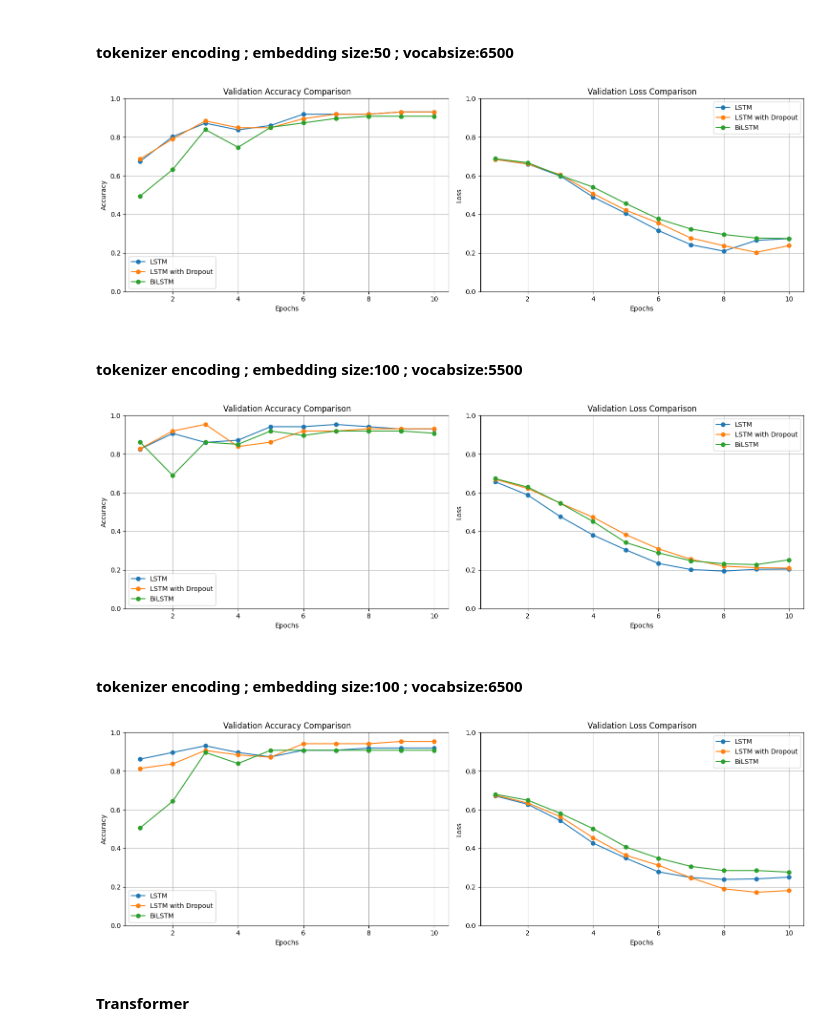
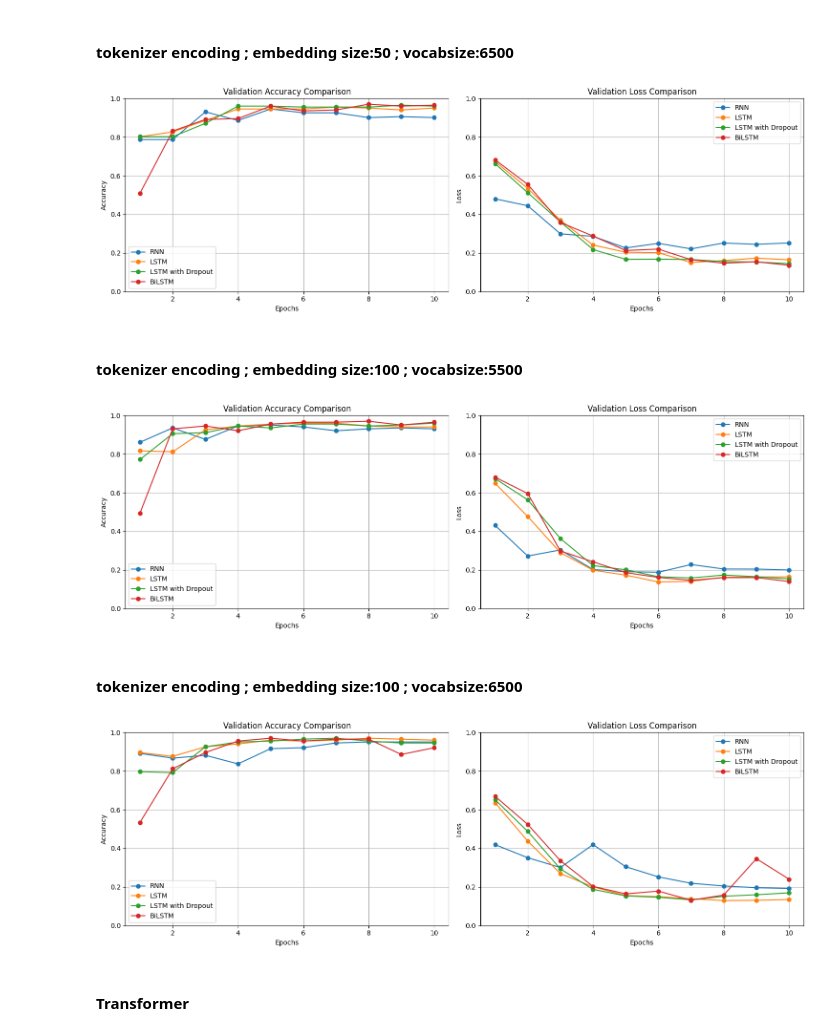
Before and after one commit to laurencia7/Penerapan-Deep-Learning-dan-Augmentasi-Data-untuk-Deteksi-Berita-Palsu-Indonesia, a Jupyter notebook: Accuracy Loss Graph.ipynb, the cells around one changed output. Cells and saved outputs as stored; diff of their text form; code cells hidden in the pictures.

```diff
--- a/Accuracy Loss Graph.ipynb
+++ b/Accuracy Loss Graph.ipynb
@@ -244,19 +258,23 @@ import matplotlib.pyplot as plt
 
 # Data
 epochs = range(1, 11)
-lstm_val_loss = [0.6844597458839417, 0.660500168800354, 0.5986088514328003, 0.4895521104335785, 0.4054199159145355, 0.3161695599555969, 0.24250367283821106, 0.20968717336654663, 0.2651486098766327, 0.2741639018058777]
-lstm_val_accuracy = [0.6744186282157898, 0.8023256063461304, 0.8720930218696594, 0.8372092843055725, 0.8604651093482971, 0.9186046719551086, 0.9186046719551086, 0.9186046719551086, 0.930232584476471, 0.930232584476471]
+rnn_val_loss= [0.4802788496017456, 0.444460391998291, 0.2990526556968689, 0.28611117601394653, 0.22600103914737701, 0.24990463256835938, 0.2211690992116928, 0.2516958713531494, 0.24471041560173035, 0.25207898020744324]
+rnn_val_accuracy= [0.7871286869049072, 0.7871286869049072, 0.9306930899620056, 0.8861386179924011, 0.9455445408821106, 0.9257425665855408, 0.9257425665855408, 0.9009901285171509, 0.905940592288971, 0.9009901285171509]
 
-lstm_dropout_val_loss = [0.6847347617149353, 0.661022424697876, 0.6052491664886475, 0.5073950290679932, 0.42171743512153625, 0.355269193649292, 0.2770322859287262, 0.2377062439918518, 0.2033020555973053, 0.2381344735622406]
-lstm_dropout_val_accuracy = [0.6860465407371521, 0.7906976938247681, 0.8837209343910217, 0.8488371968269348, 0.8488371968269348, 0.895348846912384, 0.9186046719551086, 0.9186046719551086, 0.930232584476471, 0.930232584476471]
+lstm_val_loss= [0.6738047003746033, 0.5342375040054321, 0.3696698546409607, 0.24106676876544952, 0.20376209914684296, 0.201480433344841, 0.15066291391849518, 0.16053487360477448, 0.17315661907196045, 0.16436421871185303]
+lstm_val_accuracy= [0.801980197429657, 0.8267326951026917, 0.8861386179924011, 0.9455445408821106, 0.9455445408821106, 0.9455445408821106, 0.9554455280303955, 0.9504950642585754, 0.9405940771102905, 0.9504950642585754]
 
-bilstm_val_loss = [0.6881635785102844, 0.6675609946250916, 0.6008411049842834, 0.5413907170295715, 0.45620349049568176, 0.3765077292919159, 0.32390809059143066, 0.2957543134689331, 0.27712276577949524, 0.2748134732246399]
-bilstm_val_accuracy = [0.49425286054611206, 0.6321839094161987, 0.8390804529190063, 0.7471264600753784, 0.8505747318267822, 0.8735632300376892, 0.8965517282485962, 0.9080459475517273, 0.9080459475517273, 0.9080459475517273]
+lstm_dropout_val_loss = [0.6627790927886963, 0.5121493339538574, 0.3609001338481903, 0.21793366968631744, 0.16688582301139832, 0.16757628321647644, 0.1662704199552536, 0.155181884765625, 0.15312796831130981, 0.14452826976776123]
+lstm_dropout_val_accuracy = [0.801980197429657, 0.801980197429657, 0.8712871074676514, 0.9603960514068604, 0.9603960514068604, 0.9554455280303955, 0.9554455280303955, 0.9554455280303955, 0.9653465151786804, 0.9603960514068604]
+
+bilstm_val_loss = [0.6827526092529297, 0.5549619793891907, 0.3577762246131897, 0.28772062063217163, 0.21284328401088715, 0.22016173601150513, 0.1650989055633545, 0.14695020020008087, 0.1543840765953064, 0.1361241191625595]
+bilstm_val_accuracy = [0.5099009871482849, 0.8316831588745117, 0.8910890817642212, 0.896039605140686, 0.9603960514068604, 0.9356435537338257, 0.9405940771102905, 0.9702970385551453, 0.9603960514068604, 0.9653465151786804]
 
 # Plotting side-by-side graphs
 fig, axs = plt.subplots(1, 2, figsize=(15, 5))
 
 # Validation Accuracy
+axs[0].plot(epochs, rnn_val_accuracy, label='RNN', marker='o')
 axs[0].plot(epochs, lstm_val_accuracy, label='LSTM', marker='o')
 axs[0].plot(epochs, lstm_dropout_val_accuracy, label='LSTM with Dropout', marker='o')
 axs[0].plot(epochs, bilstm_val_accuracy, label='BiLSTM', marker='o')
@@ -268,6 +286,7 @@ axs[0].legend()
 axs[0].grid(True)
 
 # Validation Loss
+axs[1].plot(epochs, rnn_val_loss, label='RNN', marker='o')
 axs[1].plot(epochs, lstm_val_loss, label='LSTM', marker='o')
 axs[1].plot(epochs, lstm_dropout_val_loss, label='LSTM with Dropout', marker='o')
 axs[1].plot(epochs, bilstm_val_loss, label='BiLSTM', marker='o')
@@ -281,7 +300,7 @@ axs[1].grid(True)
 plt.tight_layout()
 plt.show()
 # %% [output]
-[figure, old version]
+[figure, new version]
 # %% [markdown]
 #### tokenizer encoding ; embedding size:100 ; vocabsize:5500
 # %%
@@ -289,19 +308,23 @@ import matplotlib.pyplot as plt
 
 # Data
 epochs = range(1, 11)
-lstm_val_loss = [0.6573168635368347, 0.5881122350692749, 0.47593989968299866, 0.3809134066104889, 0.30435627698898315, 0.2339237630367279, 0.2021351009607315, 0.1942155510187149, 0.20346122980117798, 0.20455515384674072]
-lstm_val_accuracy = [0.8255813717842102, 0.9069767594337463, 0.8604651093482971, 0.8720930218696594, 0.9418604373931885, 0.9418604373931885, 0.9534883499145508, 0.9418604373931885, 0.930232584476471, 0.930232584476471]
+rnn_val_loss= [0.43113937973976135, 0.2721867859363556, 0.3038580119609833, 0.20234878361225128, 0.19116482138633728, 0.18820150196552277, 0.2281603068113327, 0.20510287582874298, 0.2046138346195221, 0.1999884843826294]
+rnn_val_accuracy= [0.8613861203193665, 0.9356435537338257, 0.8762376308441162, 0.9455445408821106, 0.9504950642585754, 0.9405940771102905, 0.9207921028137207, 0.9306930899620056, 0.9356435537338257, 0.9306930899620056]
 
-lstm_dropout_val_loss = [0.6698551774024963, 0.6217935681343079, 0.5458664298057556, 0.4731147885322571, 0.3829973042011261, 0.3096175193786621, 0.25542888045310974, 0.21964937448501587, 0.21206417679786682, 0.20973582565784454]
-lstm_dropout_val_accuracy = [0.8275862336158752, 0.9195402264595032, 0.954023003578186, 0.8390804529190063, 0.8620689511299133, 0.9195402264595032, 0.9195402264595032, 0.931034505367279, 0.931034505367279, 0.931034505367279]
+lstm_val_loss = [0.6489793658256531, 0.476922869682312, 0.28981345891952515, 0.19905810058116913, 0.17334331572055817, 0.13775941729545593, 0.14086425304412842, 0.16225360333919525, 0.16364718973636627, 0.16432413458824158]
+lstm_val_accuracy = [0.8168317079544067, 0.8118811845779419, 0.9257425665855408, 0.9455445408821106, 0.9554455280303955, 0.9603960514068604, 0.9603960514068604, 0.9455445408821106, 0.9405940771102905, 0.9405940771102905]
 
-bilstm_val_loss = [0.6732611656188965, 0.6291654109954834, 0.5453171730041504, 0.4508013129234314, 0.34230276942253113, 0.2886273264884949, 0.24746879935264587, 0.23228411376476288, 0.2278548926115036, 0.2526818811893463]
-bilstm_val_accuracy = [0.8620689511299133, 0.6896551847457886, 0.8620689511299133, 0.8505747318267822, 0.9195402264595032, 0.8965517282485962, 0.9195402264595032, 0.9195402264595032, 0.9195402264595032, 0.9080459475517273]
+lstm_dropout_val_loss = [0.6730926632881165, 0.5631421804428101, 0.3627139925956726, 0.22282661497592926, 0.20092341303825378, 0.1649395078420639, 0.15859802067279816, 0.17369011044502258, 0.1651453822851181, 0.153427854180336]
+lstm_dropout_val_accuracy = [0.7722772359848022, 0.905940592288971, 0.9108911156654358, 0.9455445408821106, 0.9356435537338257, 0.9554455280303955, 0.9554455280303955, 0.9455445408821106, 0.9504950642585754, 0.9603960514068604]
+
+bilstm_val_loss = [0.6804140210151672, 0.5959005355834961, 0.2981055676937103, 0.24244536459445953, 0.1862316131591797, 0.16129542887210846, 0.14635060727596283, 0.16023196280002594, 0.16057473421096802, 0.13999859988689423]
+bilstm_val_accuracy = [0.49504950642585754, 0.9306930899620056, 0.9455445408821106, 0.9207921028137207, 0.9554455280303955, 0.9653465151786804, 0.9653465151786804, 0.9702970385551453, 0.9504950642585754, 0.9653465151786804]
 
 # Plotting side-by-side graphs
 fig, axs = plt.subplots(1, 2, figsize=(15, 5))
 
 # Validation Accuracy
+axs[0].plot(epochs, rnn_val_accuracy, label='RNN', marker='o')
 axs[0].plot(epochs, lstm_val_accuracy, label='LSTM', marker='o')
 axs[0].plot(epochs, lstm_dropout_val_accuracy, label='LSTM with Dropout', marker='o')
 axs[0].plot(epochs, bilstm_val_accuracy, label='BiLSTM', marker='o')
@@ -313,6 +336,7 @@ axs[0].legend()
 axs[0].grid(True)
 
 # Validation Loss
+axs[1].plot(epochs, rnn_val_loss, label='RNN', marker='o')
 axs[1].plot(epochs, lstm_val_loss, label='LSTM', marker='o')
 axs[1].plot(epochs, lstm_dropout_val_loss, label='LSTM with Dropout', marker='o')
 axs[1].plot(epochs, bilstm_val_loss, label='BiLSTM', marker='o')
@@ -326,7 +350,7 @@ axs[1].grid(True)
 plt.tight_layout()
 plt.show()
 # %% [output]
-[figure, old version]
+[figure, new version]
 # %% [markdown]
 #### tokenizer encoding ; embedding size:100 ; vocabsize:6500
 # %%
@@ -334,44 +358,50 @@ import matplotlib.pyplot as plt
 
 # Data
 epochs = range(1, 11)
-lstm_val_loss = [0.6716007590293884, 0.6279464960098267, 0.5431796908378601, 0.4271242916584015, 0.34947875142097473, 0.27854371070861816, 0.24858148396015167, 0.23921239376068115, 0.24178960919380188, 0.2510320544242859]
-lstm_val_accuracy = [0.8620689511299133, 0.8965517282485962, 0.931034505367279, 0.8965517282485962, 0.8735632300376892, 0.9080459475517273, 0.9080459475517273, 0.9195402264595032, 0.9195402264595032, 0.9195402264595032]
 
-lstm_dropout_val_loss = [0.6750150322914124, 0.635040819644928, 0.5639330744743347, 0.4550743103027344, 0.3642776310443878, 0.3122994303703308, 0.24741680920124054, 0.19060957431793213, 0.17260168492794037, 0.18137773871421814]
-lstm_dropout_val_accuracy = [0.8139534592628479, 0.8372092843055725, 0.9069767594337463, 0.8837209343910217, 0.8720930218696594, 0.9418604373931885, 0.9418604373931885, 0.9418604373931885, 0.9534883499145508, 0.9534883499145508]
+rnn_val_loss= [0.41908061504364014, 0.3513529300689697, 0.30064064264297485, 0.41932252049446106, 0.30479830503463745, 0.25229209661483765, 0.21917681396007538, 0.20514115691184998, 0.19605189561843872, 0.19223108887672424]
+rnn_val_accuracy= [0.8916256427764893, 0.866995096206665, 0.8817734122276306, 0.8374384045600891, 0.9162561297416687, 0.9211822748184204, 0.9458128213882446, 0.9507389068603516, 0.9507389068603516, 0.9507389068603516]
 
-bilstm_val_loss = [0.6801382303237915, 0.6491512656211853, 0.5811468362808228, 0.5019817352294922, 0.40753769874572754, 0.3490960896015167, 0.3062399625778198, 0.2849344313144684, 0.28508099913597107, 0.2768374979496002]
-bilstm_val_accuracy = [0.5057471394538879, 0.6436781883239746, 0.8965517282485962, 0.8390804529190063, 0.9080459475517273, 0.9080459475517273, 0.9080459475517273, 0.9080459475517273, 0.9080459475517273, 0.9080459475517273]
+lstm_val_loss = [0.6356028914451599, 0.43773016333580017, 0.2691842019557953, 0.2006787210702896, 0.15540505945682526, 0.1496114581823349, 0.13880032300949097, 0.12946797907352448, 0.13094346225261688, 0.13469159603118896]
+lstm_val_accuracy = [0.896039605140686, 0.8762376308441162, 0.9257425665855408, 0.9405940771102905, 0.9603960514068604, 0.9554455280303955, 0.9603960514068604, 0.9702970385551453, 0.9653465151786804, 0.9603960514068604]
+
+lstm_dropout_val_loss = [0.6517898440361023, 0.48777469992637634, 0.29363057017326355, 0.18749037384986877, 0.15375757217407227, 0.14658133685588837, 0.13308806717395782, 0.15168888866901398, 0.15970005095005035, 0.16943763196468353]
+lstm_dropout_val_accuracy = [0.7970296740531921, 0.7920792102813721, 0.9257425665855408, 0.9504950642585754, 0.9554455280303955, 0.9653465151786804, 0.9702970385551453, 0.9554455280303955, 0.9455445408821106, 0.9455445408821106]
+
+bilstm_val_loss = [0.6695782542228699, 0.5239341259002686, 0.3358866274356842, 0.20280885696411133, 0.16426613926887512, 0.17846271395683289, 0.13157925009727478, 0.15787553787231445, 0.34640681743621826, 0.24027611315250397]
+bilstm_val_accuracy = [0.5346534848213196, 0.8118811845779419, 0.896039605140686, 0.9554455280303955, 0.9702970385551453, 0.9554455280303955, 0.9653465151786804, 0.9653465151786804, 0.8861386179924011, 0.9207921028137207]
 
 # Plotting side-by-side graphs
 fig, axs = plt.subplots(1, 2, figsize=(15, 5))
 
 # Validation Accuracy
+axs[0].plot(epochs, rnn_val_accuracy, label='RNN', marker='o')
 axs[0].plot(epochs, lstm_val_accuracy, label='LSTM', marker='o')
 axs[0].plot(epochs, lstm_dropout_val_accuracy, label='LSTM with Dropout', marker='o')
 axs[0].plot(epochs, bilstm_val_accuracy, label='BiLSTM', marker='o')
 axs[0].set_title('Validation Accuracy Comparison')
 axs[0].set_xlabel('Epochs')
 axs[0].set_ylabel('Accuracy')
 axs[0].set_ylim(0, 1)
 axs[0].legend()
 axs[0].grid(True)
 
 # Validation Loss
+axs[1].plot(epochs, rnn_val_loss, label='RNN', marker='o')
 axs[1].plot(epochs, lstm_val_loss, label='LSTM', marker='o')
 axs[1].plot(epochs, lstm_dropout_val_loss, label='LSTM with Dropout', marker='o')
 axs[1].plot(epochs, bilstm_val_loss, label='BiLSTM', marker='o')
 axs[1].set_title('Validation Loss Comparison')
 axs[1].set_xlabel('Epochs')
 axs[1].set_ylabel('Loss')
 axs[1].set_ylim(0, 1)
 axs[1].legend()
 axs[1].grid(True)
 
 plt.tight_layout()
 plt.show()
 # %% [output]
-[figure, old version]
+[figure, new version]
 # %% [markdown]
 #### Transformer
 # %%
```
Also changed, not shown: parts of 14 cells of this notebook, 5 other files.
